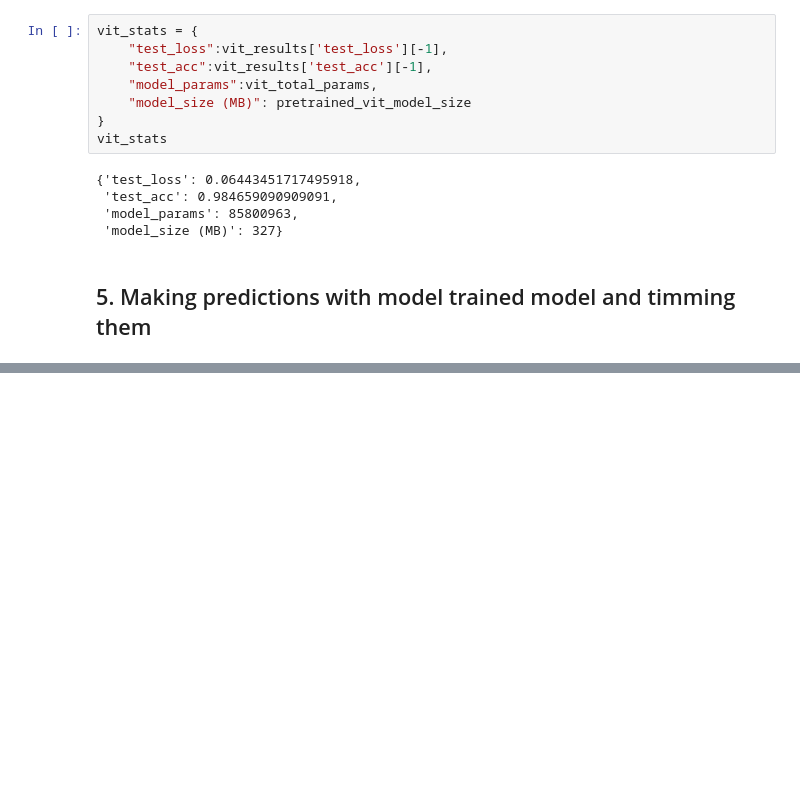
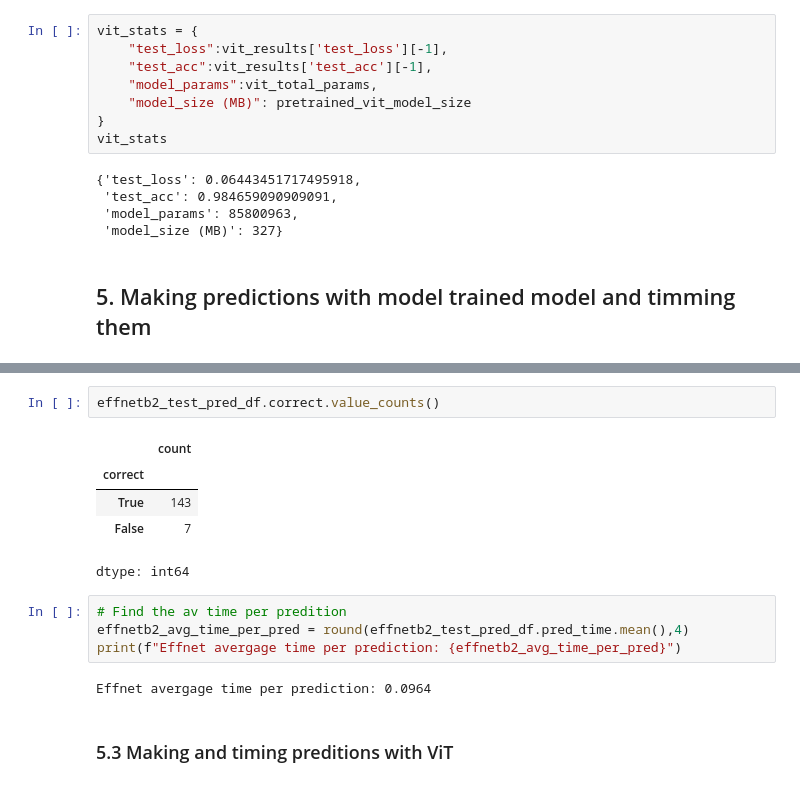
Before and after one commit to dileep9968/pytorch, a Jupyter notebook: 09_pytorch_model_deployment.ipynb, the cells around one changed output, grey strips where cells are left out. Drawn from its saved outputs; the diff is of its cells as text; blank space fills up the shorter version.

```diff
--- a/09_pytorch_model_deployment.ipynb
+++ b/09_pytorch_model_deployment.ipynb
@@ -345,0 +453,16 @@ vit_stats
+# %%
+effnetb2_test_pred_df.correct.value_counts()
+# %% [output]
+|  | count |
+| correct |  |
+| True | 143 |
+| False | 7 |
+dtype: int64
+# %%
+# Find the av time per predition
+effnetb2_avg_time_per_pred = round(effnetb2_test_pred_df.pred_time.mean(),4)
+print(f"Effnet avergage time per prediction: {effnetb2_avg_time_per_pred}")
+# %% [output]
+Effnet avergage time per prediction: 0.0964
+# %% [markdown]
+### 5.3 Making and timing preditions with ViT
```
Also changed, not shown: parts of 12 cells of this notebook.
